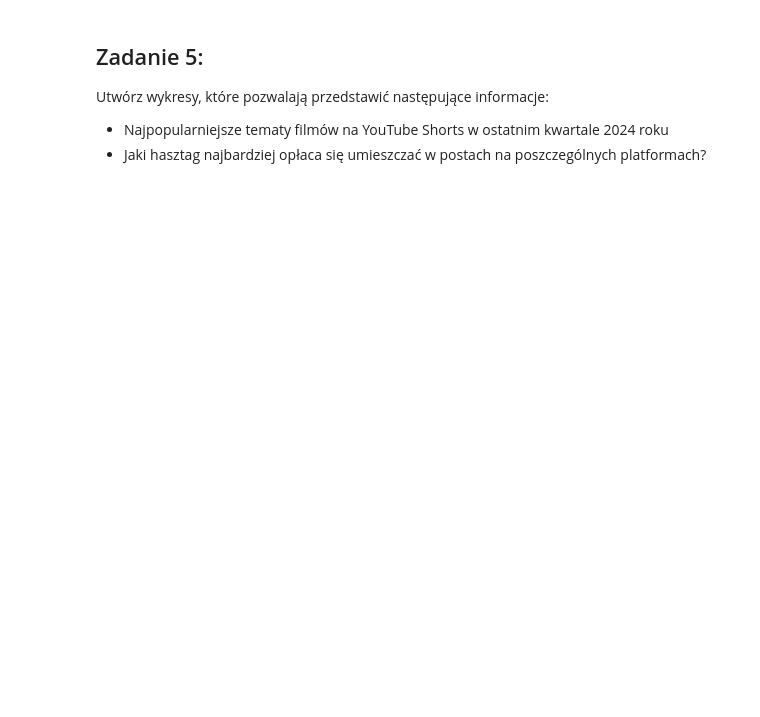
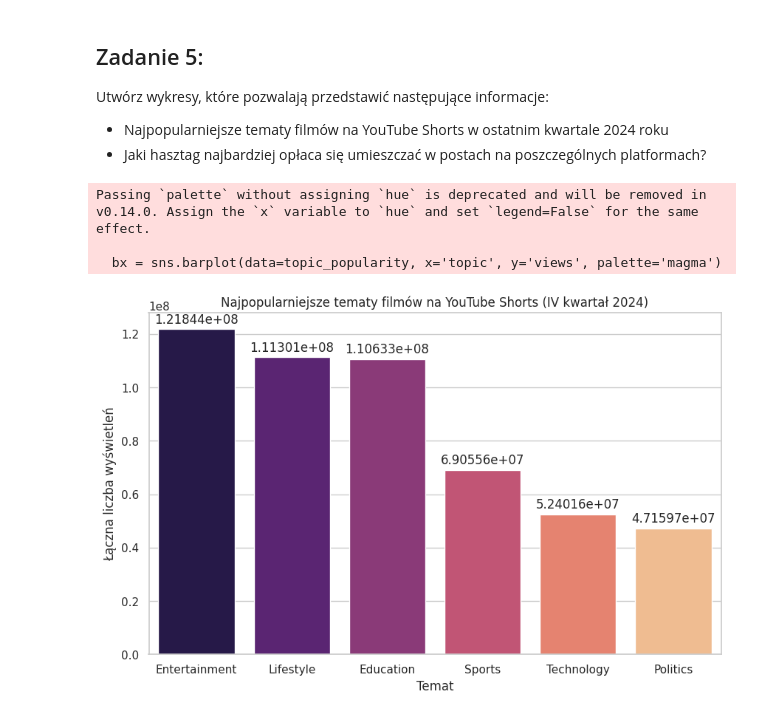
Before and after one commit to Zajecia-na-PWr-LR/lista-1-PJ0506, a Jupyter notebook: UczenieMaszynowe_25_26_Lista1.ipynb, the cells around one changed output. Cells and saved outputs as stored; diff of their text form; code cells hidden in the pictures; blank space fills up the shorter version.

```diff
--- a/UczenieMaszynowe_25_26_Lista1.ipynb
+++ b/UczenieMaszynowe_25_26_Lista1.ipynb
@@ -148,3 +206,26 @@ potraktuj informatykę (*IT*) i inżynierię komputerową (*CSE*) jako jedną dz
 Utwórz wykresy, które pozwalają przedstawić następujące informacje:
 - Najpopularniejsze tematy filmów na YouTube Shorts w ostatnim kwartale 2024 roku
 - Jaki hasztag najbardziej opłaca się umieszczać w  postach na poszczególnych platformach?
+# %%
+data = pd.read_csv('/content/social_media_viral_content_dataset.csv')
+#print(data)
+sns.set_theme(style="whitegrid")
+plt.figure(figsize=(10, 6))
+
+data['post_datetime'] = pd.to_datetime(data['post_datetime'])
+q4_2024 = data[(data['post_datetime'].dt.year == 2024) & (data['post_datetime'].dt.quarter == 4)]
+yt_shorts = q4_2024[q4_2024['platform'] == 'YouTube Shorts']
+topic_popularity = yt_shorts.groupby('topic')['views'].sum().reset_index()
+topic_popularity = topic_popularity.sort_values(by='views', ascending=False)
+bx = sns.barplot(data=topic_popularity, x='topic', y='views', palette='magma')
+plt.title('Najpopularniejsze tematy filmów na YouTube Shorts (IV kwartał 2024)')
+plt.xlabel('Temat')
+plt.ylabel('Łączna liczba wyświetleń')
+for container in bx.containers:
+    bx.bar_label(container, padding=3)
+plt.show()
+# %% [output]
+Passing `palette` without assigning `hue` is deprecated and will be removed in v0.14.0. Assign the `x` variable to `hue` and set `legend=False` for the same effect.
+
+  bx = sns.barplot(data=topic_popularity, x='topic', y='views', palette='magma')
+[figure, added]
```
Also changed, not shown: parts of 4 cells of this notebook.
